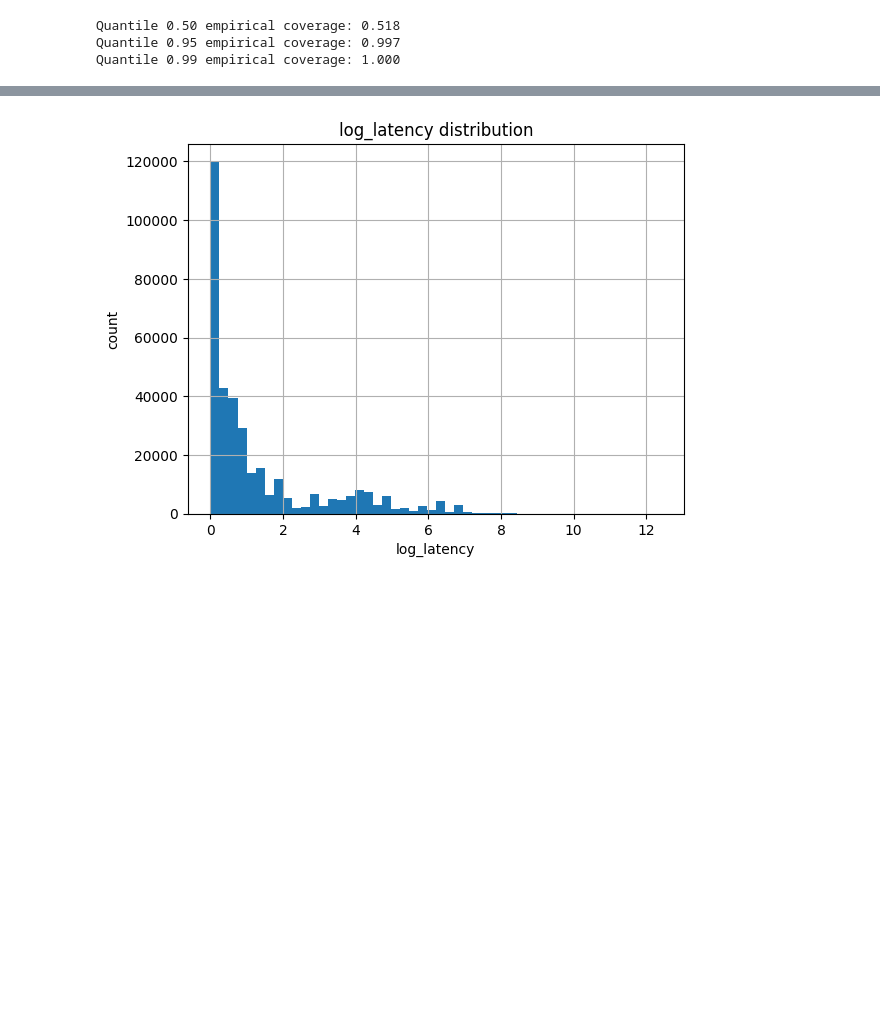
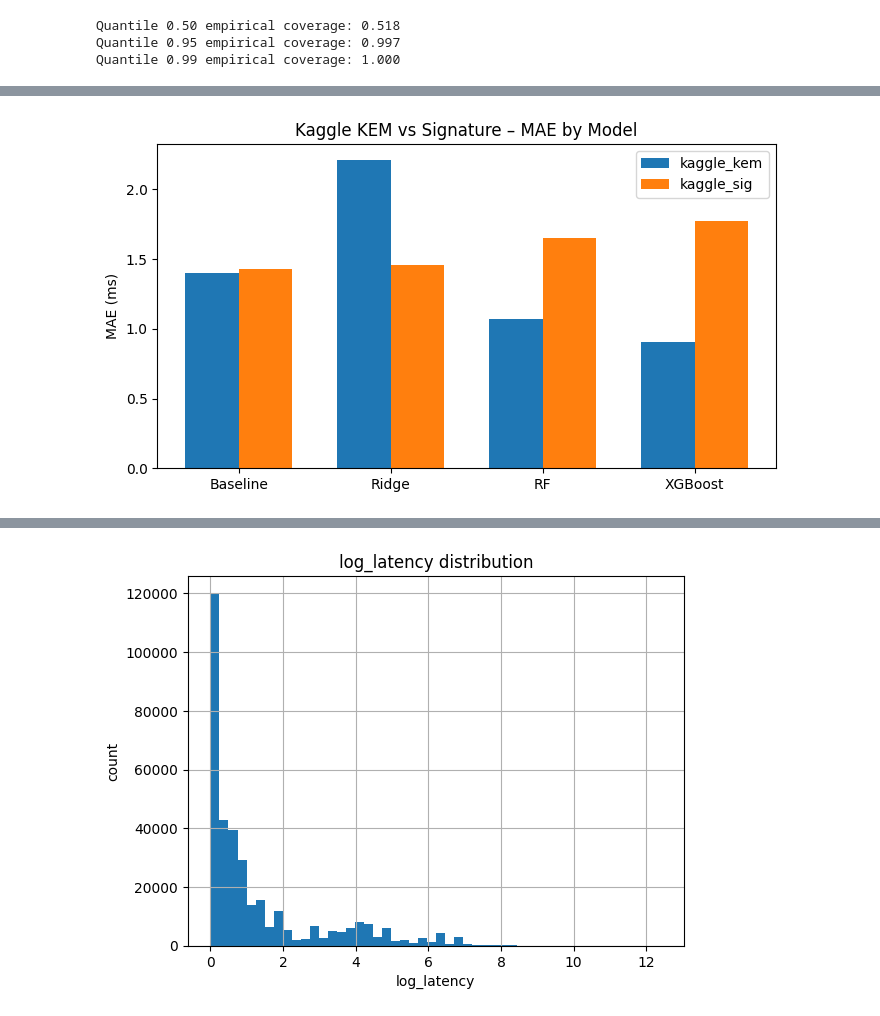
Before and after one commit to newspeedtech/381V-PQC-Perf-Modeling, a Jupyter notebook: pqc_project3.ipynb, the cells around one changed output, grey strips where cells are left out. Cells and saved outputs as stored; diff of their text form; code cells hidden in the pictures; blank space fills up the shorter version.

```diff
--- a/pqc_project3.ipynb
+++ b/pqc_project3.ipynb
@@ -1141,0 +1270,26 @@ Simple plots to understand distributions, compare algorithms, and inspect model
+# %%
+# Kaggle Kem vs Sig
+
+kaggle = df_results[df_results["source_type"] == "kaggle"].copy()
+models = ["Baseline", "Ridge", "RF", "XGBoost"]
+sources = ["kaggle_kem", "kaggle_sig"]
+
+fig, ax = plt.subplots(figsize=(7, 4))
+
+x = range(len(models))
+width = 0.35
+
+for j, src in enumerate(sources):
+    subset = kaggle[kaggle["system"] == src]
+    maes = [subset[subset["model"] == m]["MAE"].values[0] for m in models]
+    ax.bar([xi + j*width for xi in x], maes, width, label=src)
+
+ax.set_xticks([xi + width/2 for xi in x])
+ax.set_xticklabels(models)
+ax.set_ylabel("MAE (ms)")
+ax.set_title("Kaggle KEM vs Signature – MAE by Model")
+ax.legend()
+plt.tight_layout()
+plt.show()
+# %% [output]
+[figure, added]
```
Also changed, not shown: parts of 30 cells of this notebook.
